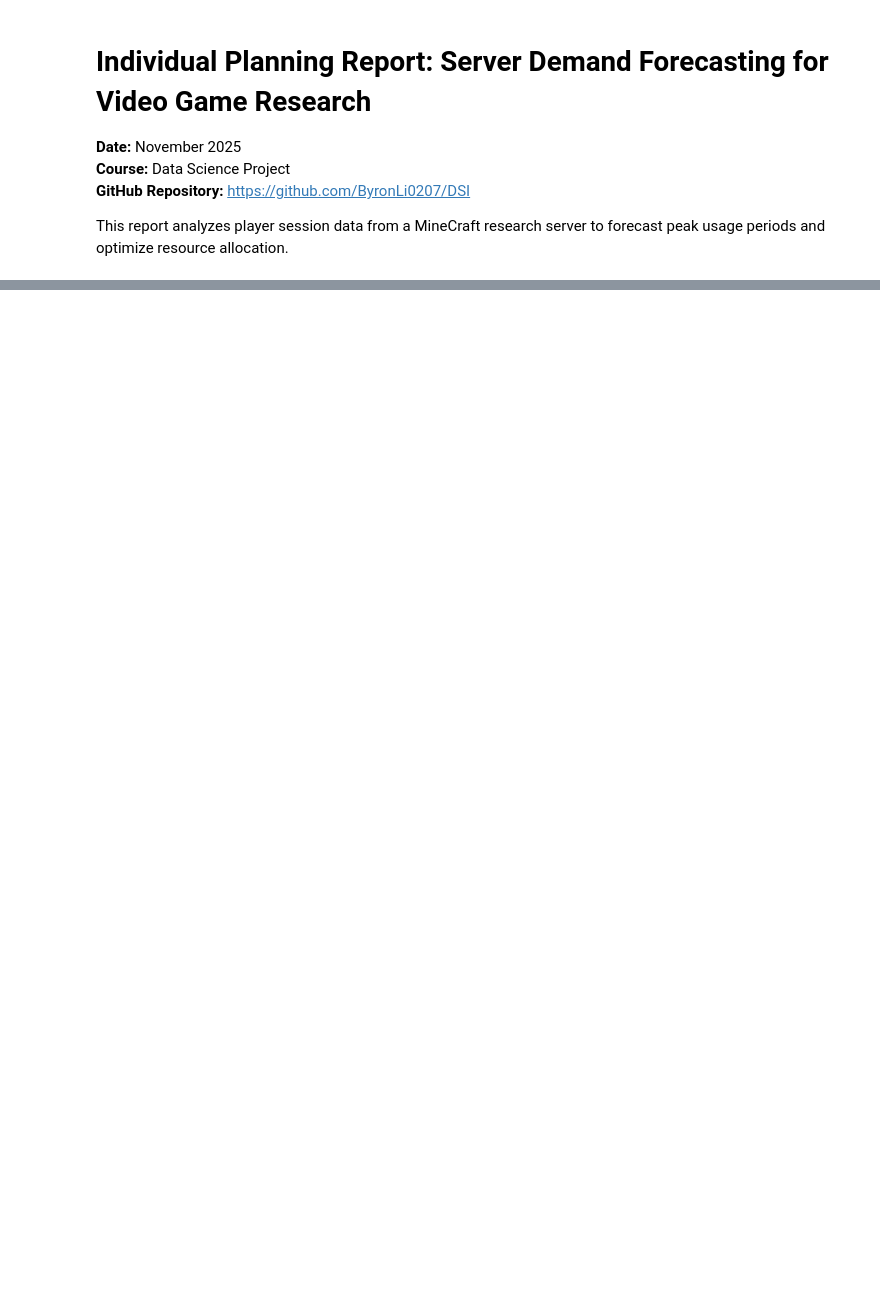
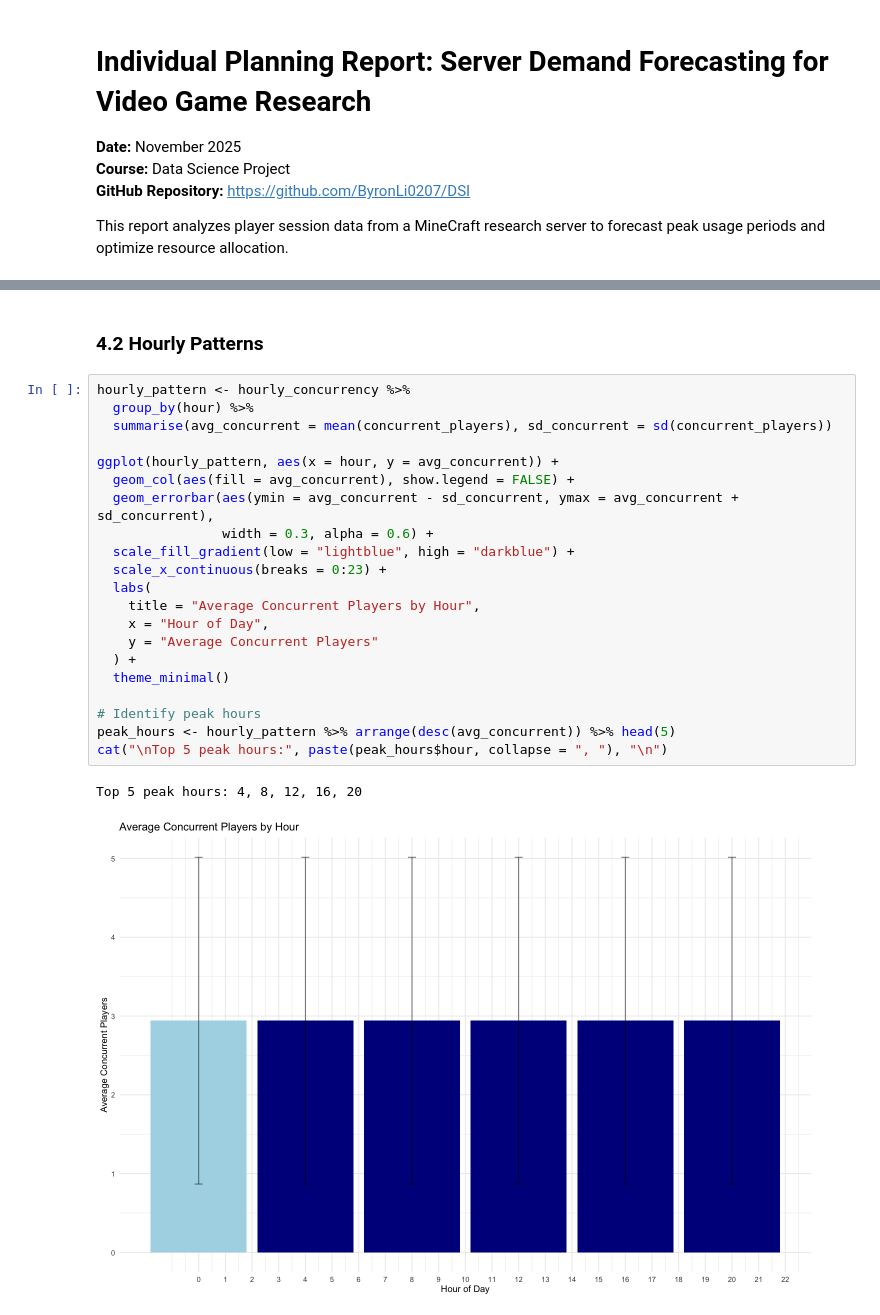
Before and after one commit to ByronLi0207/DSI, a Jupyter notebook: main.ipynb, the cells around one changed output, grey strips where cells are left out. Drawn from its saved outputs; the diff is of its cells as text; blank space fills up the shorter version.

```diff
--- a/main.ipynb
+++ b/main.ipynb
@@ -1169,0 +260,26 @@ The combination of data-driven insights and predictive modeling will transform r
+# %% [markdown]
+### 4.2 Hourly Patterns
+# %%
+hourly_pattern <- hourly_concurrency %>%
+  group_by(hour) %>%
+  summarise(avg_concurrent = mean(concurrent_players), sd_concurrent = sd(concurrent_players))
+
+ggplot(hourly_pattern, aes(x = hour, y = avg_concurrent)) +
+  geom_col(aes(fill = avg_concurrent), show.legend = FALSE) +
+  geom_errorbar(aes(ymin = avg_concurrent - sd_concurrent, ymax = avg_concurrent + sd_concurrent),
+                width = 0.3, alpha = 0.6) +
+  scale_fill_gradient(low = "lightblue", high = "darkblue") +
+  scale_x_continuous(breaks = 0:23) +
+  labs(
+    title = "Average Concurrent Players by Hour",
+    x = "Hour of Day",
+    y = "Average Concurrent Players"
+  ) +
+  theme_minimal()
+
+# Identify peak hours
+peak_hours <- hourly_pattern %>% arrange(desc(avg_concurrent)) %>% head(5)
+cat("\nTop 5 peak hours:", paste(peak_hours$hour, collapse = ", "), "\n")
+# %% [output]
+Top 5 peak hours: 4, 8, 12, 16, 20
+[figure, added]
```
Also changed, not shown: parts of 80 cells of this notebook, 1 other file.
